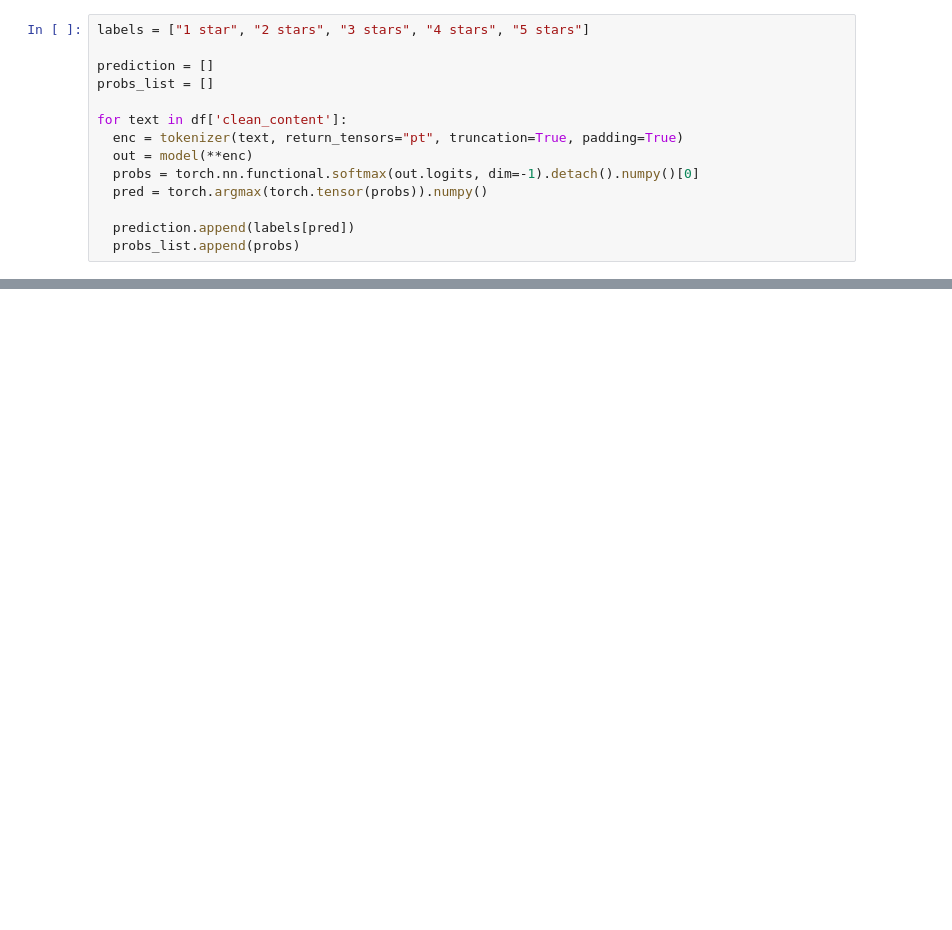
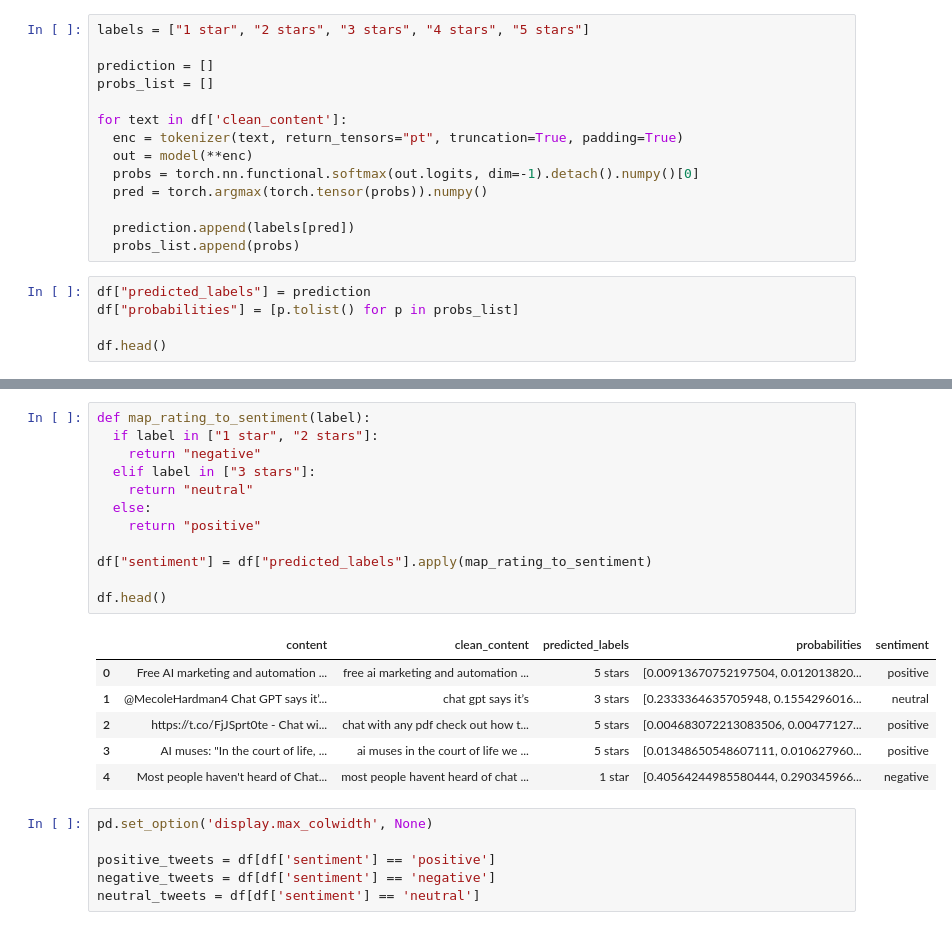
Before and after one commit to Riz2693/Eksperimen-TensorFlow, a Jupyter notebook: Labelling_Transformers.ipynb, the cells around one changed output, grey strips where cells are left out. Saved outputs shown, nothing was run; the diff lists cells and outputs as text; blank space fills up the shorter version.

```diff
--- a/Labelling_Transformers.ipynb
+++ b/Labelling_Transformers.ipynb
@@ -96,3 +89,8 @@ for text in df['clean_content']:
 
   prediction.append(labels[pred])
   probs_list.append(probs)
+# %%
+df["predicted_labels"] = prediction
+df["probabilities"] = [p.tolist() for p in probs_list]
+
+df.head()
@@ -98,0 +104,25 @@ for text in df['clean_content']:
+# %%
+def map_rating_to_sentiment(label):
+  if label in ["1 star", "2 stars"]:
+    return "negative"
+  elif label in ["3 stars"]:
+    return "neutral"
+  else:
+    return "positive"
+
+df["sentiment"] = df["predicted_labels"].apply(map_rating_to_sentiment)
+
+df.head()
+# %% [output]
+|  | content | clean_content | predicted_labels | probabilities | sentiment |
+| 0 | Free AI marketing and automation ... | free ai marketing and automation ... | 5 stars | [0.00913670752197504, 0.012013820... | positive |
+| 1 | @MecoleHardman4 Chat GPT says it’... | chat gpt says it’s | 3 stars | [0.2333364635705948, 0.1554296016... | neutral |
+| 2 | https://t.co/FjJSprt0te - Chat wi... | chat with any pdf check out how t... | 5 stars | [0.004683072213083506, 0.00477127... | positive |
+| 3 | AI muses: "In the court of life, ... | ai muses in the court of life we ... | 5 stars | [0.01348650548607111, 0.010627960... | positive |
+| 4 | Most people haven't heard of Chat... | most people havent heard of chat ... | 1 star | [0.40564244985580444, 0.290345966... | negative |
+# %%
+pd.set_option('display.max_colwidth', None)
+
+positive_tweets = df[df['sentiment'] == 'positive']
+negative_tweets = df[df['sentiment'] == 'negative']
+neutral_tweets = df[df['sentiment'] == 'neutral']
```
Also changed, not shown: parts of 7 cells of this notebook.
